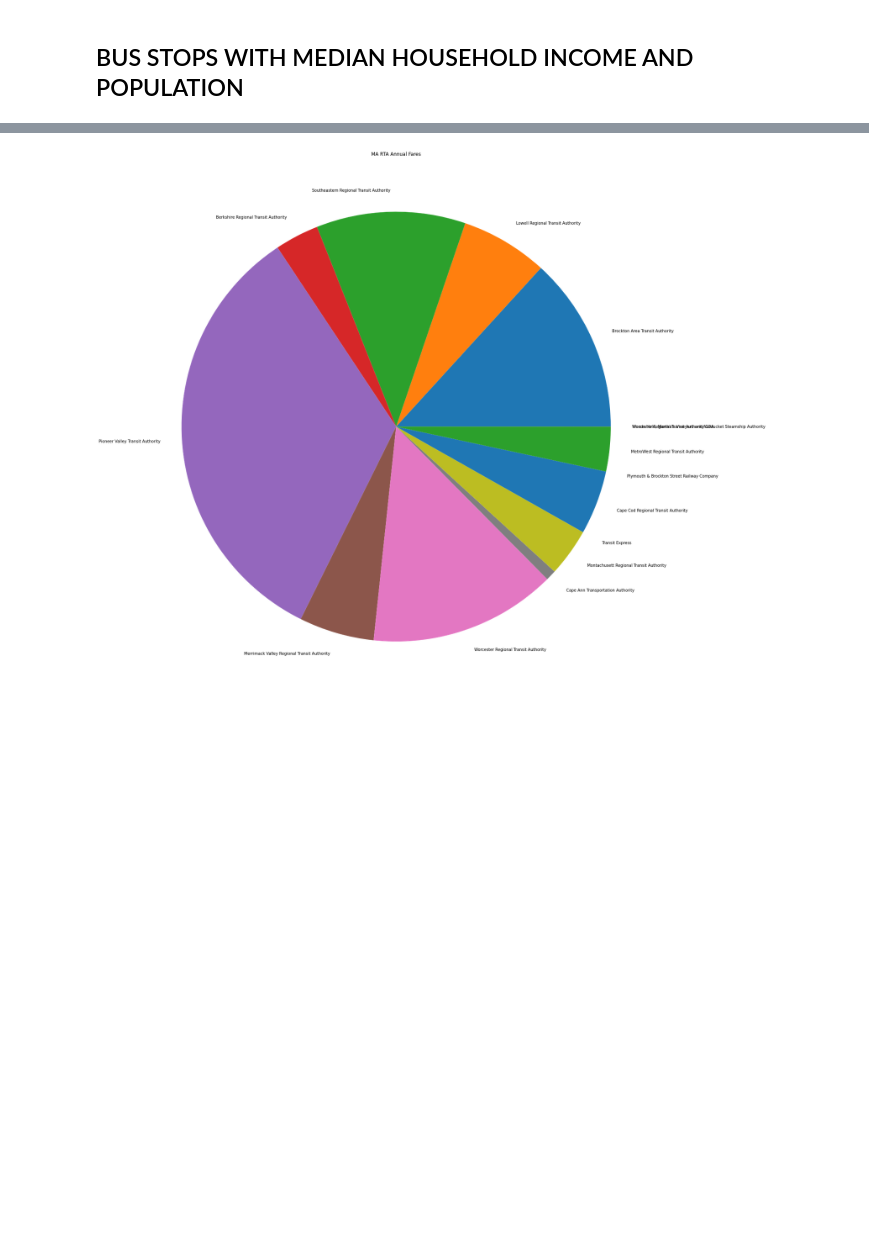
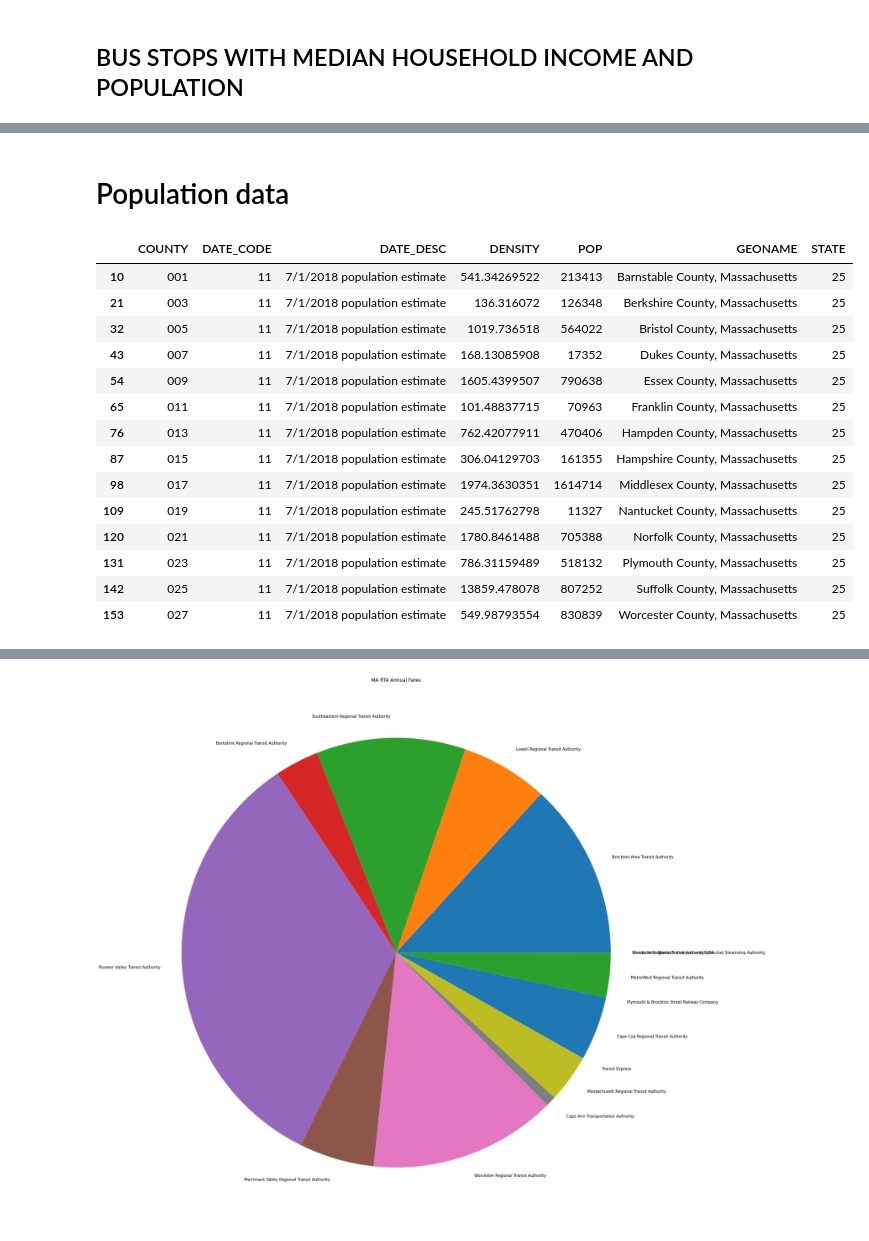
Before and after one commit to cumason123/transit-equity, a Jupyter notebook: src/rta_aggregation.ipynb, the cells around one changed output, grey strips where cells are left out. Saved outputs shown, nothing was run; the diff lists cells and outputs as text; code cells hidden in the pictures; blank space fills up the shorter version.

Commit message:
added county_population_df

```diff
--- a/src/rta_aggregation.ipynb
+++ b/src/rta_aggregation.ipynb
@@ -121,11 +121,27 @@ def get_population():
 # Transit Datasets
 route_df = pd.read_csv(StringIO(RTA_ROUTE_DATA.content.decode()))
 stops_data = json.loads(RTA_STOPS_DATA.content)['features']
+
 ridership_df = pd.read_excel(BytesIO(RTA_RIDERSHIP_DATA.content), sheet_name='MASTER')
 ridership_df = ridership_df[ridership_df.Mode == 'MB'] # only buses
 ridership_df = ridership_df[ridership_df['HQ State'] == 'MA'] # only buses
+
 bus_area_income_df = bus_stops_median_household_income(stops_data)
 population_df = get_population().drop(columns=['state', 'county'])
+
+population_data = np.array(requests.get(
+    "https://api.census.gov/data/2018/pep/population?get=COUNTY,DATE_CODE,DATE_DESC,DENSITY,POP,GEONAME,STATE&for=county:*&in=state:25"
+).json())
+population_headers = population_data[0].tolist()
+population_data = population_data[1:]
+
+# Population data based on county
+county_population_df = pd.DataFrame(
+    {header: population_data[:, population_headers.index(header)] for header in population_headers}
+).drop(columns=['state', 'county'])
+
+# Get only 2018 population estimates
+county_population_df = county_population_df.loc[county_population_df['DATE_DESC'] == '7/1/2018 population estimate']
 
 # join population_df to bus_area_income_df
 bus_area_income_df = bus_area_income_df.set_index('census_tract').join(population_df.set_index('tract'))
@@ -182,6 +198,26 @@ display(bus_area_income_df.head())
 | 010100 | POINT (-70.19528 42.05053) | 6379 | 800617 | 76.0 | Stop & Shop, Provincetown | 42.050534 | -70.195276 | None | 0 | ... |
 | 010100 | POINT (-70.19272 42.06563) | 6392 | 800631 | 90.0 | Beech Forest, Provincetown | 42.065630 | -70.192717 | None | 0 | ... |
 | 010100 | POINT (-70.21645 42.04381) | 6393 | 800632 | 91.0 | Herring Cove Beach, Provincetown | 42.043813 | -70.216447 | None | 0 | ... |
+# %% [markdown]
+# Population data
+# %%
+display(county_population_df)
+# %% [output]
+|  | COUNTY | DATE_CODE | DATE_DESC | DENSITY | POP | GEONAME | STATE |
+| 10 | 001 | 11 | 7/1/2018 population estimate | 541.34269522 | 213413 | Barnstable County, Massachusetts | 25 |
+| 21 | 003 | 11 | 7/1/2018 population estimate | 136.316072 | 126348 | Berkshire County, Massachusetts | 25 |
+| 32 | 005 | 11 | 7/1/2018 population estimate | 1019.736518 | 564022 | Bristol County, Massachusetts | 25 |
+| 43 | 007 | 11 | 7/1/2018 population estimate | 168.13085908 | 17352 | Dukes County, Massachusetts | 25 |
+| 54 | 009 | 11 | 7/1/2018 population estimate | 1605.4399507 | 790638 | Essex County, Massachusetts | 25 |
+| 65 | 011 | 11 | 7/1/2018 population estimate | 101.48837715 | 70963 | Franklin County, Massachusetts | 25 |
+| 76 | 013 | 11 | 7/1/2018 population estimate | 762.42077911 | 470406 | Hampden County, Massachusetts | 25 |
+| 87 | 015 | 11 | 7/1/2018 population estimate | 306.04129703 | 161355 | Hampshire County, Massachusetts | 25 |
+| 98 | 017 | 11 | 7/1/2018 population estimate | 1974.3630351 | 1614714 | Middlesex County, Massachusetts | 25 |
+| 109 | 019 | 11 | 7/1/2018 population estimate | 245.51762798 | 11327 | Nantucket County, Massachusetts | 25 |
+| 120 | 021 | 11 | 7/1/2018 population estimate | 1780.8461488 | 705388 | Norfolk County, Massachusetts | 25 |
+| 131 | 023 | 11 | 7/1/2018 population estimate | 786.31159489 | 518132 | Plymouth County, Massachusetts | 25 |
+| 142 | 025 | 11 | 7/1/2018 population estimate | 13859.478078 | 807252 | Suffolk County, Massachusetts | 25 |
+| 153 | 027 | 11 | 7/1/2018 population estimate | 549.98793554 | 830839 | Worcester County, Massachusetts | 25 |
 # %%
 # Generate Bar graph of stops
 num_stops = [0 for agency in agency_set]
```
Also changed, not shown: parts of 1 cell of this notebook.
